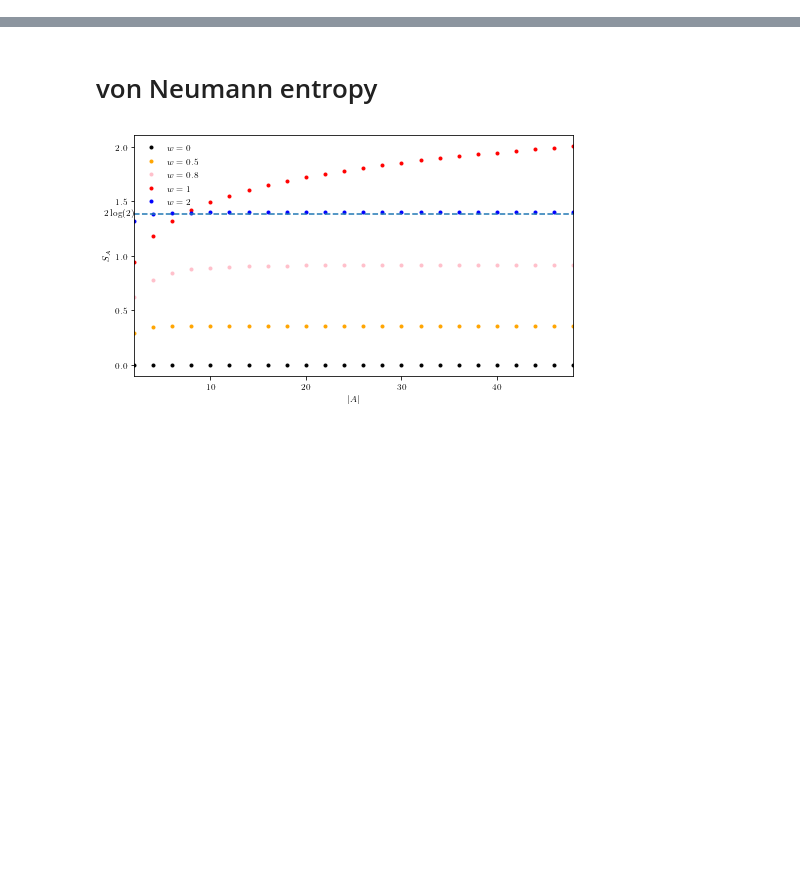
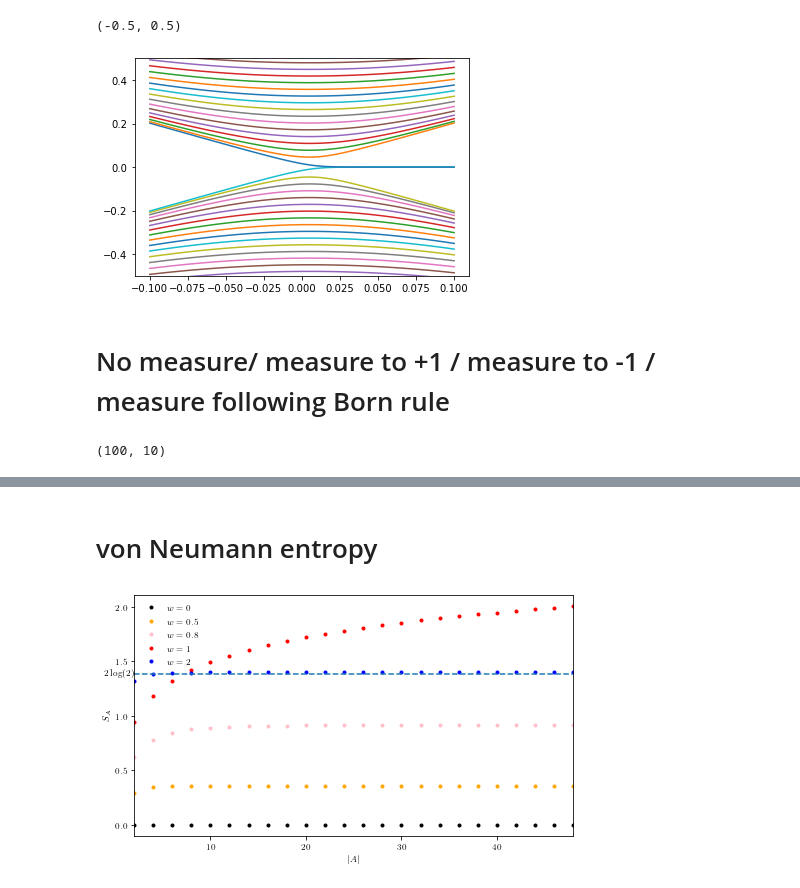
Before and after one commit to hainingpan/SPT, a Jupyter notebook: test_ssh.ipynb, the cells around one changed output, grey strips where cells are left out. Cells and saved outputs as stored; diff of their text form; code cells hidden in the pictures; blank space fills up the shorter version.

```diff
--- a/test_ssh.ipynb
+++ b/test_ssh.ipynb
@@ -16,0 +387,7 @@ plt.rcParams['figure.figsize']=(6.8,4)
+# %%
+plt.plot(np.linspace(-.1,.1,100),band_list)
+# plt.xlim([-1,1])
+plt.ylim([-.5,.5])
+# %% [output]
+(-0.5, 0.5)
+[figure, added]
@@ -16,0 +396,2 @@ plt.rcParams['figure.figsize']=(6.8,4)
+# %% [markdown]
+# No measure/ measure to +1 / measure to -1 / measure following Born rule
@@ -16,0 +440,4 @@ plt.rcParams['figure.figsize']=(6.8,4)
+# %%
+np.array(MI_Born_list).shape
+# %% [output]
+(100, 10)
```
Also changed, not shown: parts of 36 cells of this notebook, 2 other files.
